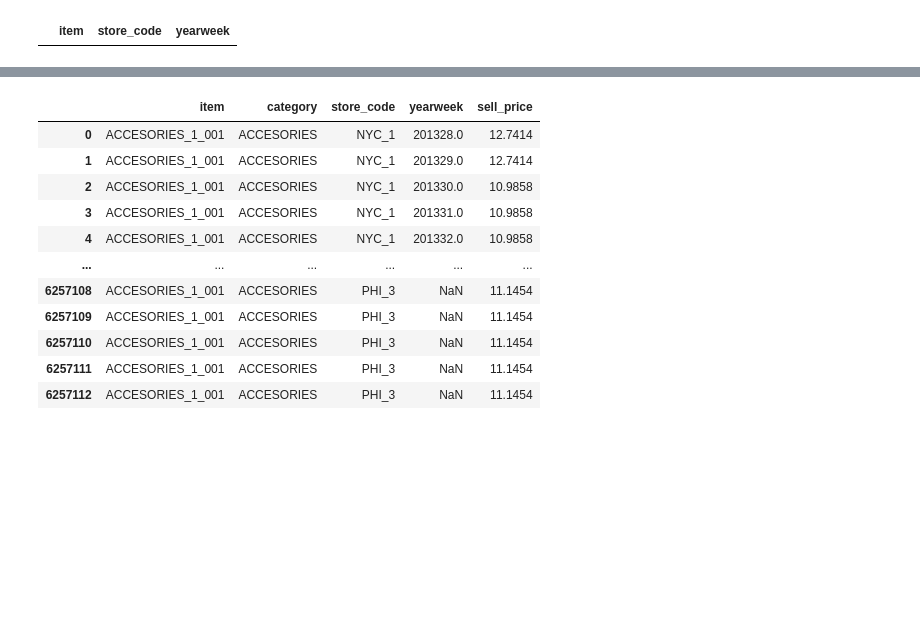
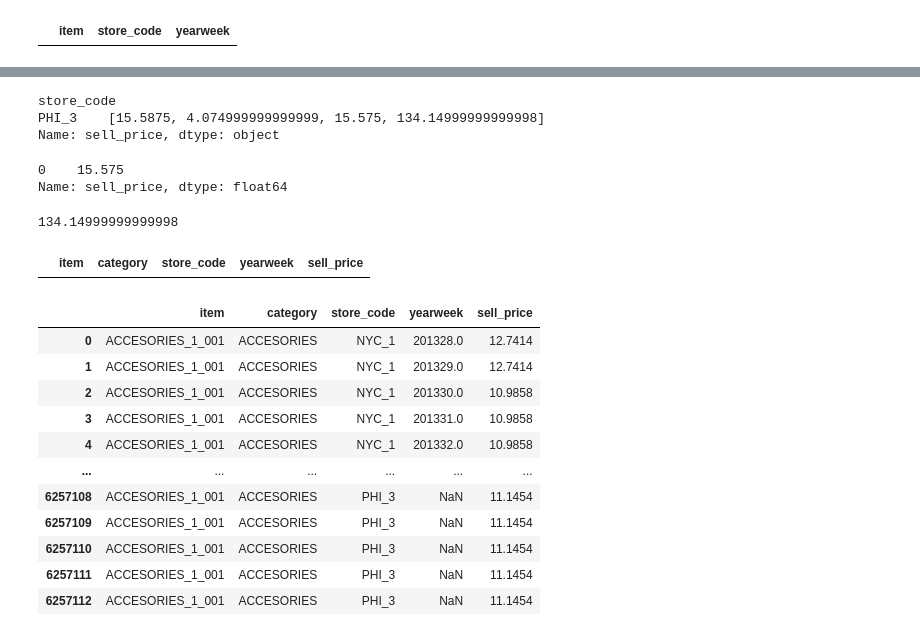
Before and after one commit to gasparmanzini/TFM--DSMarket, a Jupyter notebook: DsMarket - Limpieza de datos.ipynb, the cells around one changed output, grey strips where cells are left out. Cells and saved outputs as stored; diff of their text form; code cells hidden in the pictures; blank space fills up the shorter version.

```diff
--- a/DsMarket - Limpieza de datos.ipynb
+++ b/DsMarket - Limpieza de datos.ipynb
@@ -377,0 +397,7 @@ df_precios_que_varian
+# %%
+pd.set_option('display.max_colwidth', None)
+df_pr_check.groupby('store_code')['sell_price'].unique()
+# %% [output]
+store_code
+PHI_3    [15.5875, 4.074999999999999, 15.575, 134.14999999999998]
+Name: sell_price, dtype: object
@@ -377,0 +406,13 @@ df_precios_que_varian
+# %%
+moda_valor = df_prices.loc[(df_prices['store_code'] == 'PHI_3') &
+                           (df_prices['item'] == 'HOME_&_GARDEN_2_406'), 'sell_price'].mode()
+moda_valor
+# %% [output]
+0    15.575
+Name: sell_price, dtype: float64
+# %%
+max_precio = df_prices.loc[(df_prices['store_code'] == 'PHI_3') &
+                           (df_prices['item'] == 'HOME_&_GARDEN_2_406'), 'sell_price'].max()
+max_precio
+# %% [output]
+134.14999999999998
@@ -378,3 +423,8 @@ df_precios_que_varian
+# %%
+df_prices_check2 = df_prices[(df_prices["category"] == "HOME_&_GARDEN") & (df_prices["sell_price"] > 100)]
+df_prices_check2
+# %% [output]
+|  | item | category | store_code | yearweek | sell_price |
 # %%
 
 filtered_df = df_prices[(df_prices['item'] == 'ACCESORIES_1_001')]
```
Also changed, not shown: parts of 16 cells of this notebook.
